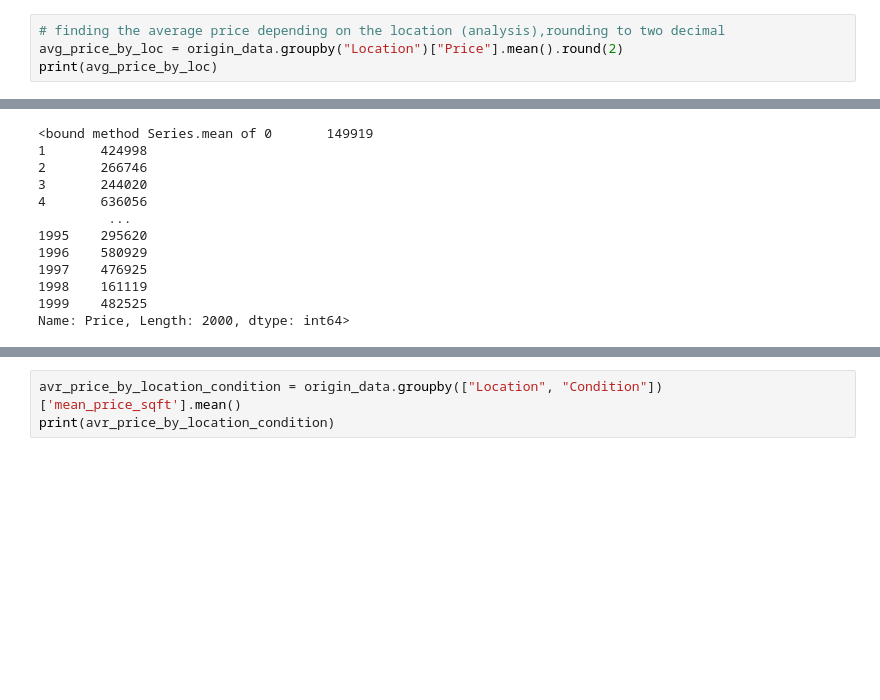
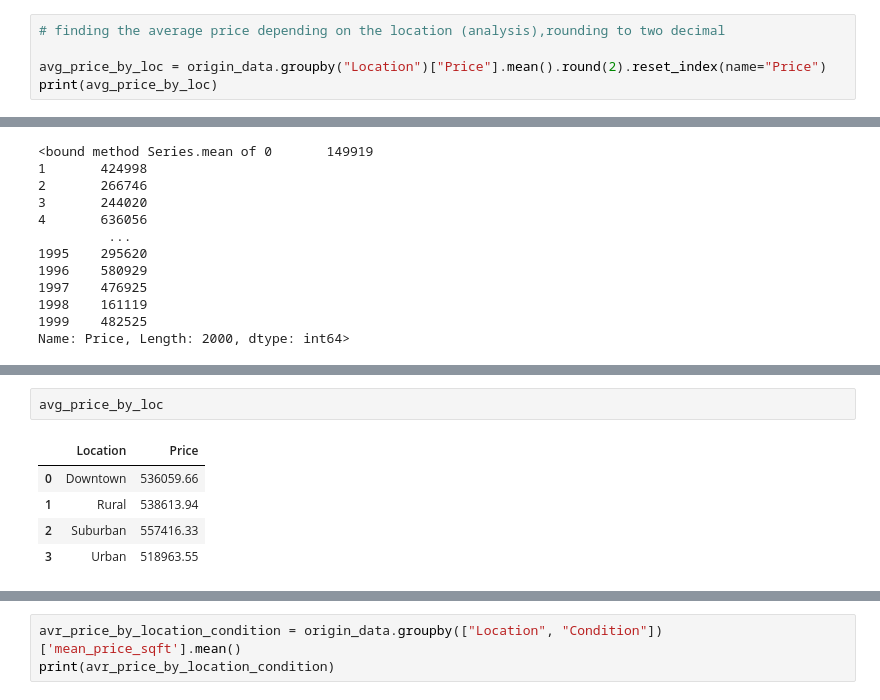
Before and after one commit to FDernawi/Project_1-Housing_Price_Predictions, a Jupyter notebook: Files/Project_1 (v1).ipynb, the cells around one changed output, grey strips where cells are left out. Saved outputs shown, nothing was run; the diff lists cells and outputs as text; blank space fills up the shorter version.

```diff
--- a/Files/Project_1 (v1).ipynb
+++ b/Files/Project_1 (v1).ipynb
@@ -43,6 +65,7 @@ dtypes: int64(7), object(3)
 memory usage: 156.4+ KB
 # %%
 # finding the average price depending on the location (analysis),rounding to two decimal
-avg_price_by_loc = origin_data.groupby("Location")["Price"].mean().round(2)
+
+avg_price_by_loc = origin_data.groupby("Location")["Price"].mean().round(2).reset_index(name="Price")
 print(avg_price_by_loc)
 # %% [output]
@@ -466,0 +498,8 @@ origin_data
+# %%
+avg_price_by_loc
+# %% [output]
+|  | Location | Price |
+| 0 | Downtown | 536059.66 |
+| 1 | Rural | 538613.94 |
+| 2 | Suburban | 557416.33 |
+| 3 | Urban | 518963.55 |
```
Also changed, not shown: parts of 7 cells of this notebook.
